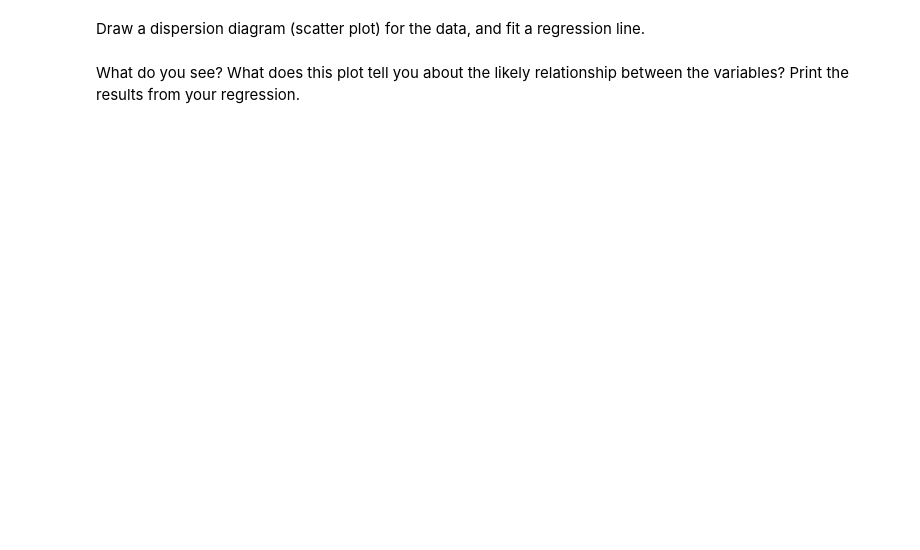
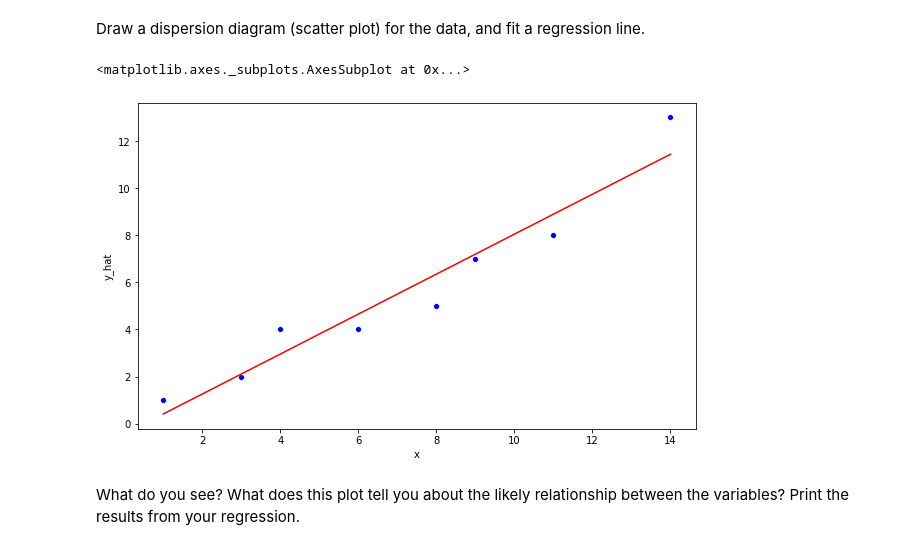
Before and after one commit to therinz/data-ber-08-20, a Jupyter notebook: Labs/module-2_labs/05_applied-analysis/02_lab-regression-analysis/your-code.ipynb, the cells around one changed output. Saved outputs shown, nothing was run; the diff lists cells and outputs as text; code cells hidden in the pictures; blank space fills up the shorter version.

Commit message:
lin regression lab

```diff
--- a/Labs/module-2_labs/05_applied-analysis/02_lab-regression-analysis/your-code.ipynb
+++ b/Labs/module-2_labs/05_applied-analysis/02_lab-regression-analysis/your-code.ipynb
@@ -171,2 +169,10 @@ Build a regression model for this data. What type of regression are you using? A
+# %%
+# Your response here.
+cars = sm.add_constant(cars)
+y = cars["CO2 Emission Grams/Mile"]
+x = cars[["const"] + cols]
+model = sm.OLS(y, x)
+lin_reg = model.fit()
+# Using multiple linear regression
 # %% [markdown]
 Print your regression summary, and interpret the results. What are the most important varibles in your model and why? What can conclusions can you draw from your model and how confident in these conclusions are you? Add your responses as comments after your code.
@@ -194,0 +227,7 @@ First, build a dataframe with the data.
+# %%
+# Your code here.
+invited = [1, 3, 4, 6, 8, 9, 11, 14]
+present = [1, 2, 4, 4, 5, 7, 8, 13]
+absent = [invited[i] - present[i] for i in range(len(x))]
+party = pd.DataFrame({"x": invited, "y": present})
+party.head()
@@ -199,2 +243,26 @@ Draw a dispersion diagram (scatter plot) for the data, and fit a regression line
+# %%
+# Your code here.
+party = sm.add_constant(party)
+y = party["y"]
+x = party[["const", "x"]]
+model = sm.OLS(y, x)
+lin_reg = model.fit()
+party["y_hat"] = lin_reg.predict(x)
+
+fig, ax = plt.subplots(figsize=(10, 6))
+sns.scatterplot(data=party,
+                x="x",
+                y="y",
+                ax=ax,
+                color="b")
+
+sns.lineplot(data=party,
+             x="x",
+             y="y_hat",
+             ax=ax,
+             color="r")
+# %% [output]
+<matplotlib.axes._subplots.AxesSubplot at 0x...>
+[figure, added]
 # %% [markdown]
 What do you see? What does this plot tell you about the likely relationship between the variables? Print the results from your regression.
```
Also changed, not shown: parts of 12 cells of this notebook.
